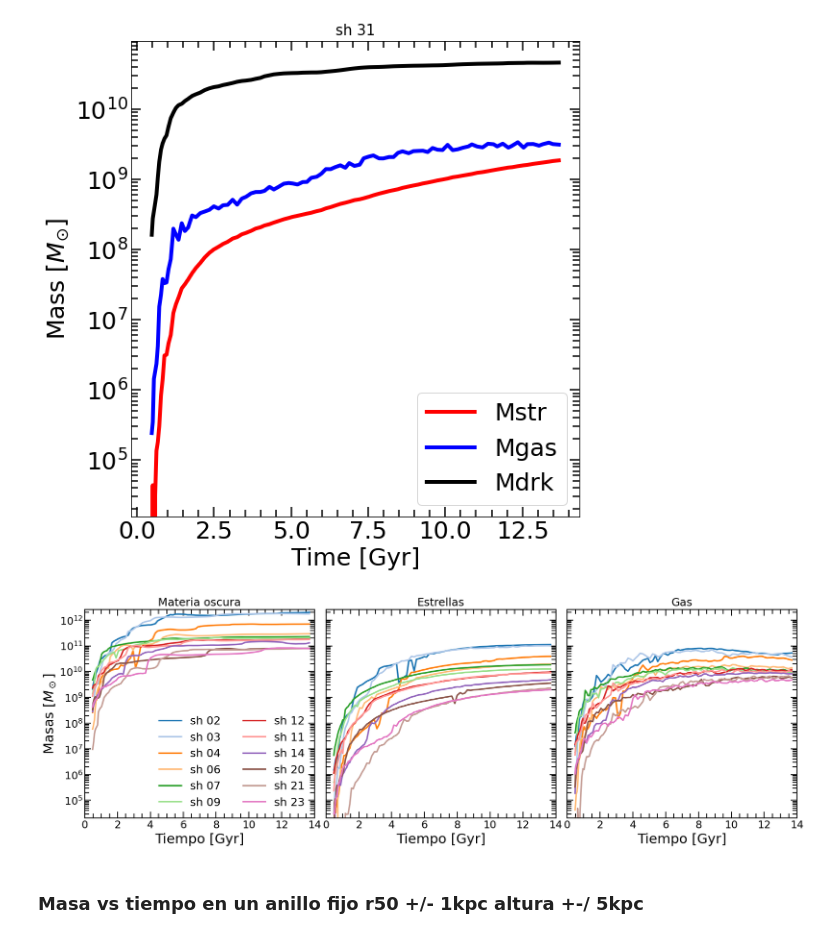
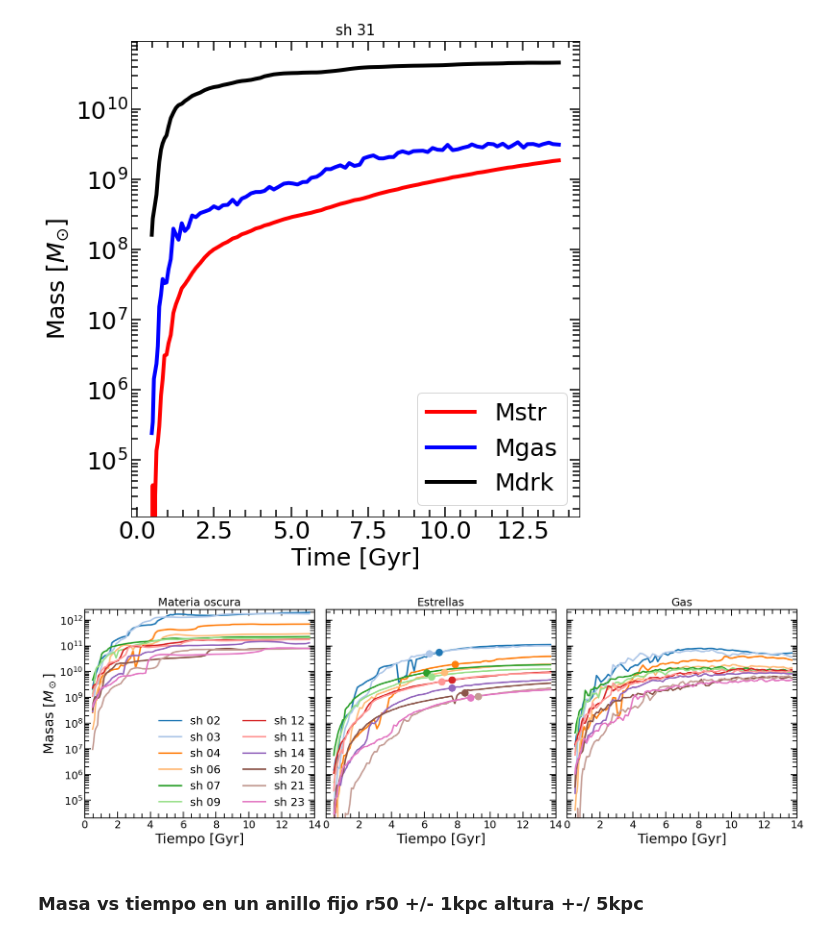
Before and after one commit to ornemarioni/gradients, a Jupyter notebook: programs/mass_time.ipynb, the cells around one changed output. Cells and saved outputs as stored; diff of their text form; code cells hidden in the pictures.

Commit message:
nuevos plots

```diff
--- a/programs/mass_time.ipynb
+++ b/programs/mass_time.ipynb
@@ -224,6 +224,7 @@ for i in range(num):
     all_mgas.append(mgas)
     all_mdrk.append(mdrk)
 
+half_mass = 0.5 * mstr[-1]
 # Calcular los límites comunes evitando ceros o negativos
 all_masses = np.concatenate(all_mstr + all_mgas + all_mdrk)
 valid_masses = all_masses[all_masses > 0]
@@ -238,35 +239,49 @@ fig.subplots_adjust(wspace=0.05, bottom=0.12, top=0.9, left=0.08, right=0.97)
 panels = [
     ('Materia oscura', all_mdrk),
     ('Estrellas', all_mstr),
     ('Gas', all_mgas),
 ]
 
 # Loop sobre los tres paneles
 for i, (title, dataset) in enumerate(panels):
     for j in range(num):
         Id = ''.join(list(str('%d' % ID[j]))[-2:])
         ax[i].plot(all_time[j], dataset[j], lw=2.5, color=colors[j], label=f'sh {Id}' if i == 0 else None)
 
+        # --- Punto de media masa (solo para Estrellas, sin interpolar) ---
+        if title == 'Estrellas':
+            mstr = dataset[j]
+            t = all_time[j]
+
+            # masa final y mitad
+            half_mass = 0.5 * mstr[0]
+
+
+            # encontrar primer índice donde supera la mitad
+            idx = np.argmax(mstr <= half_mass)
+
+            ax[i].scatter(t[idx], mstr[idx], color=colors[j], s=120, zorder=5) #marcamos el punto donde alcanza la mitad de la masa estelar
+
     ax[i].set_yscale('log')
     ax[i].set_xlim(0, 14)
     ax[i].set_ylim(ymin, ymax * 1.3)
     ax[i].set_xlabel('Tiempo [Gyr]', fontsize=22)
     ax[i].set_title(title, fontsize=18)
     # ax[i].tick_params(axis='both', which='both', direction='in', top=True, right=True, labelsize=17, width=1.5, length=6)
     ax[i].tick_params('both', length=7, labelsize=17, width=1.5,which='minor', direction='in', right=True,top=True)
     ax[i].tick_params('both', length=10, labelsize=17,width=1.5,which='major', direction='in', right=True,top=True)
     ax[i].minorticks_on()
     for spine in ax[i].spines.values():
         spine.set_linewidth(1.5)
 
 # Eje Y solo en el primero
-ax[0].set_ylabel('Masas [$M_\\odot$]', fontsize=22)
+ax[0].set_ylabel('Masas [$M_\odot$]', fontsize=22)
 ax[0].legend(fontsize=18, loc='lower right', frameon=False, ncol=2)
 
 plt.show()
 fig.savefig('../_imagenes/masses/mass_all_components.png', dpi=150, bbox_inches='tight')
 # %% [output]
-[figure, old version]
+[figure, new version]
 # %% [markdown]
 ### Masa vs tiempo en un anillo fijo r50 +/- 1kpc altura +-/ 5kpc
 # %%
```
Also changed, not shown: 3 other files.
